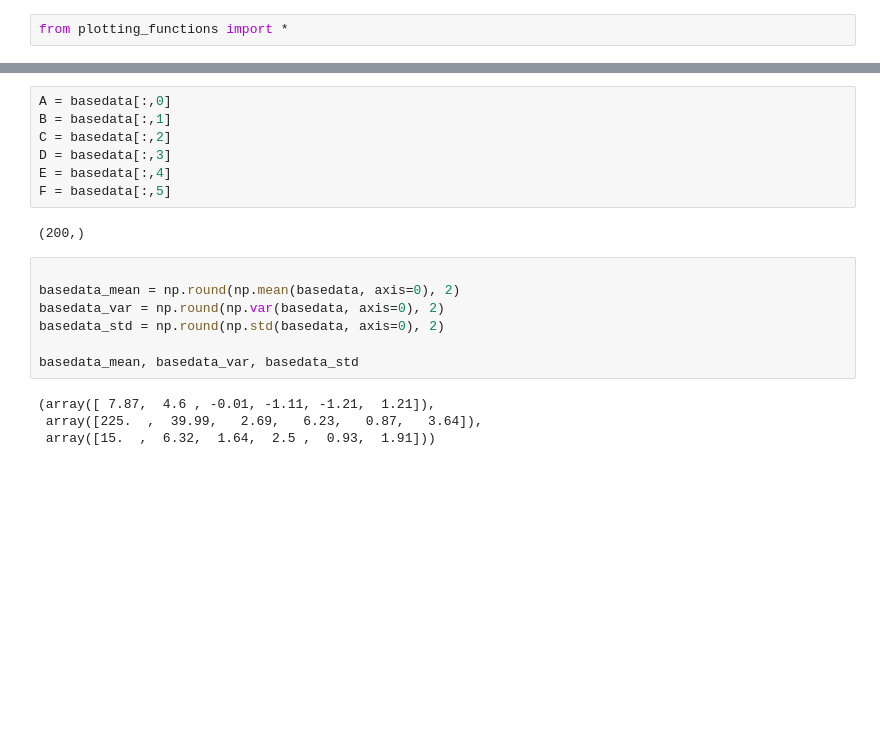
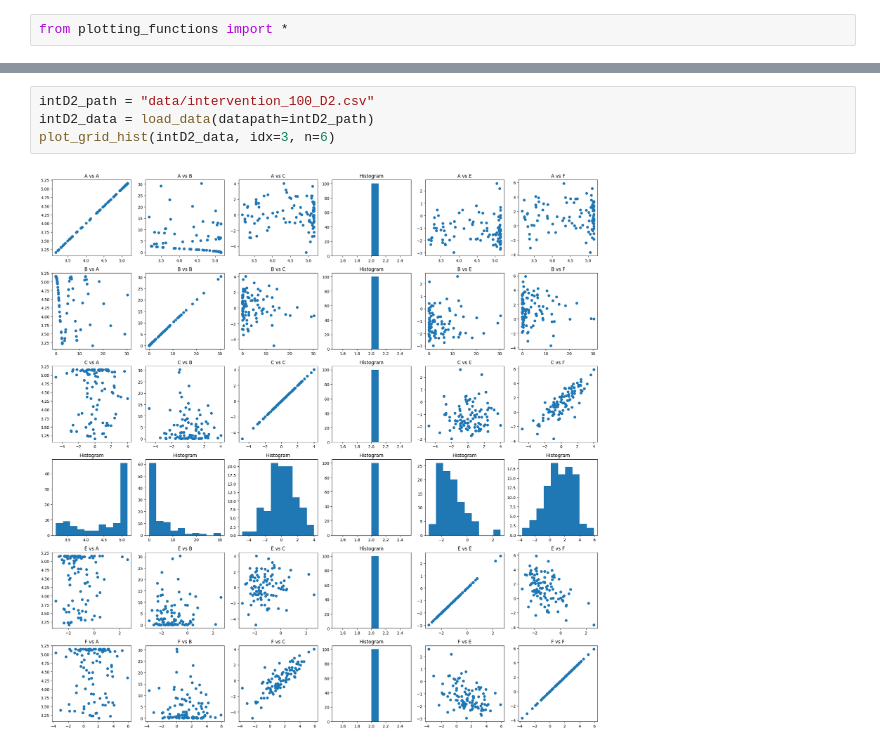
Before and after one commit to katinka314/AL_graph_project, a Jupyter notebook: main.ipynb, the cells around one changed output, grey strips where cells are left out. Cells and saved outputs as stored; diff of their text form; blank space fills up the shorter version.

Commit message:
plot of intD2

```diff
--- a/main.ipynb
+++ b/main.ipynb
@@ -8,23 +7,9 @@ basedata = load_data(datapath=basedata_path)
 plot_grid(basedata, n=6)
 # %% [output]
 [figure]
-# %%
-A = basedata[:,0]
-B = basedata[:,1]
-C = basedata[:,2]
-D = basedata[:,3]
-E = basedata[:,4]
-F = basedata[:,5]
-# %% [output]
-(200,)
-# %%
-
-basedata_mean = np.round(np.mean(basedata, axis=0), 2)
-basedata_var = np.round(np.var(basedata, axis=0), 2)
-basedata_std = np.round(np.std(basedata, axis=0), 2)
-
-basedata_mean, basedata_var, basedata_std
-# %% [output]
-(array([ 7.87,  4.6 , -0.01, -1.11, -1.21,  1.21]),
- array([225.  ,  39.99,   2.69,   6.23,   0.87,   3.64]),
- array([15.  ,  6.32,  1.64,  2.5 ,  0.93,  1.91]))
+# %%
+intD2_path = "data/intervention_100_D2.csv"
+intD2_data = load_data(datapath=intD2_path)
+plot_grid_hist(intD2_data, idx=3, n=6)
+# %% [output]
+[figure, added]
```
Also changed, not shown: parts of 1 cell of this notebook.
